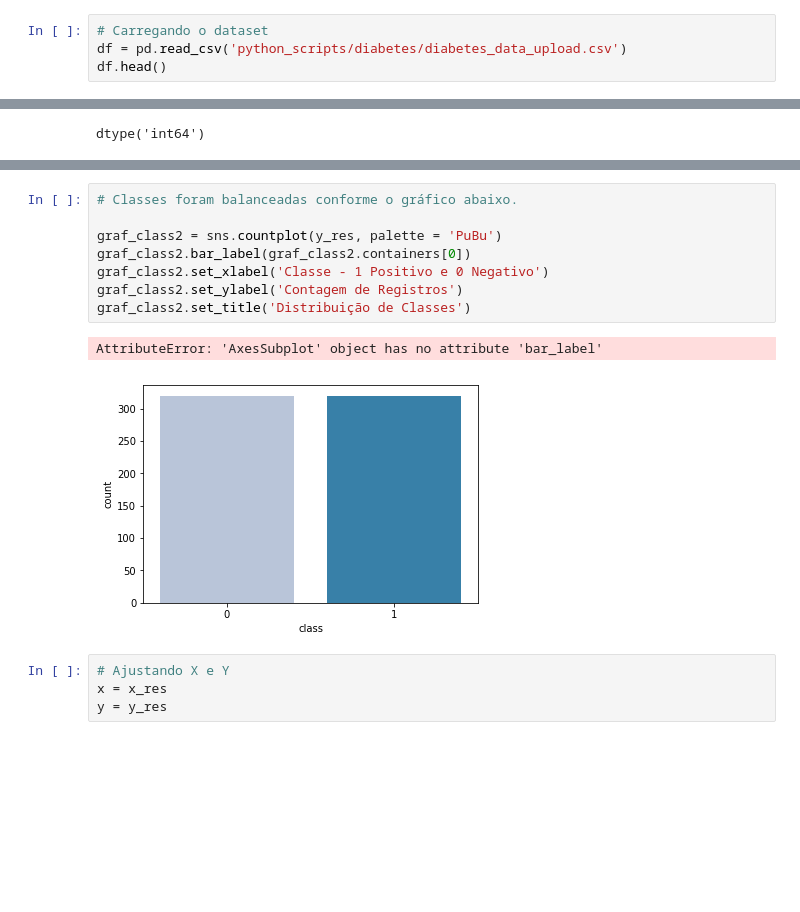
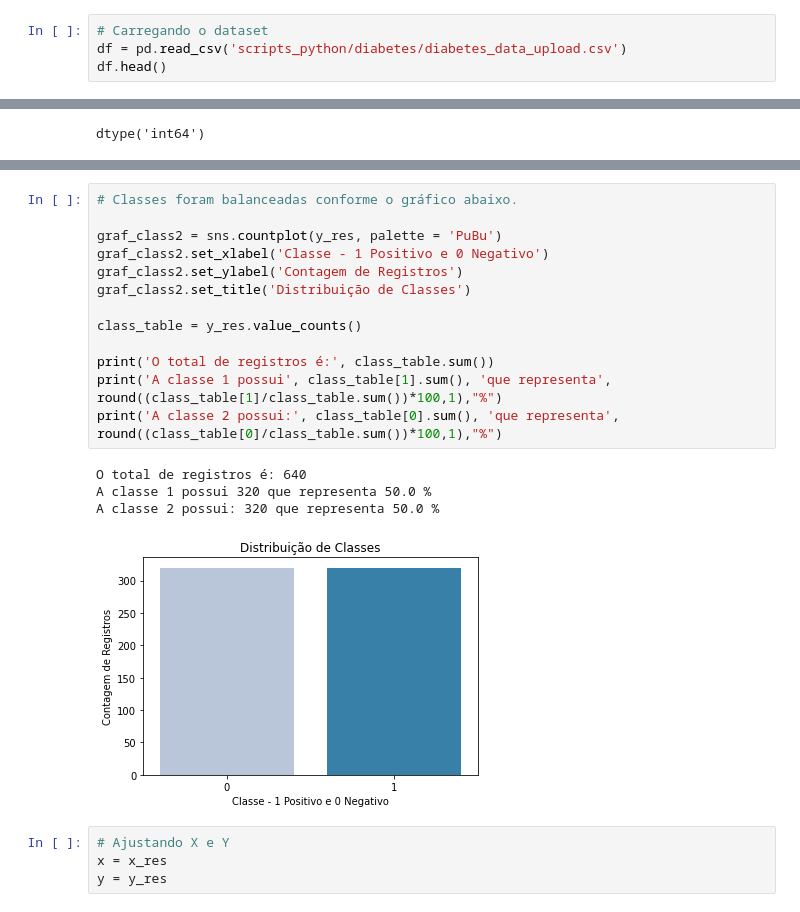
Before and after one commit to marcosmorais94/diabetes_UCI, a Jupyter notebook: Diabetes_Python.ipynb, the cells around one changed output, grey strips where cells are left out. Drawn from its saved outputs; the diff is of its cells as text; blank space fills up the shorter version.

```diff
--- a/Diabetes_Python.ipynb
+++ b/Diabetes_Python.ipynb
@@ -23,7 +23,7 @@ warnings.filterwarnings('ignore')
 %matplotlib inline
 # %%
 # Carregando o dataset
-df = pd.read_csv('python_scripts/diabetes/diabetes_data_upload.csv')
+df = pd.read_csv('scripts_python/diabetes/diabetes_data_upload.csv')
 df.head()
 # %% [output]
 |  | Age | Gender | Polyuria | Polydipsia | sudden weight loss | weakness | Polyphagia | Genital thrush | ... |
@@ -168,14 +181,21 @@ dtype('int64')
 # %%
 # Classes foram balanceadas conforme o gráfico abaixo.
 
 graf_class2 = sns.countplot(y_res, palette = 'PuBu')
-graf_class2.bar_label(graf_class2.containers[0])
 graf_class2.set_xlabel('Classe - 1 Positivo e 0 Negativo')
 graf_class2.set_ylabel('Contagem de Registros')
 graf_class2.set_title('Distribuição de Classes')
+
+class_table = y_res.value_counts()
+
+print('O total de registros é:', class_table.sum())
+print('A classe 1 possui', class_table[1].sum(), 'que representa', round((class_table[1]/class_table.sum())*100,1),"%")
+print('A classe 2 possui:', class_table[0].sum(), 'que representa', round((class_table[0]/class_table.sum())*100,1),"%")
 # %% [output]
-AttributeError: 'AxesSubplot' object has no attribute 'bar_label'
+O total de registros é: 640
+A classe 1 possui 320 que representa 50.0 %
+A classe 2 possui: 320 que representa 50.0 %
-[figure, old version]
+[figure, new version]
 # %%
 # Ajustando X e Y
 x = x_res
```
Also changed, not shown: parts of 12 cells of this notebook.
